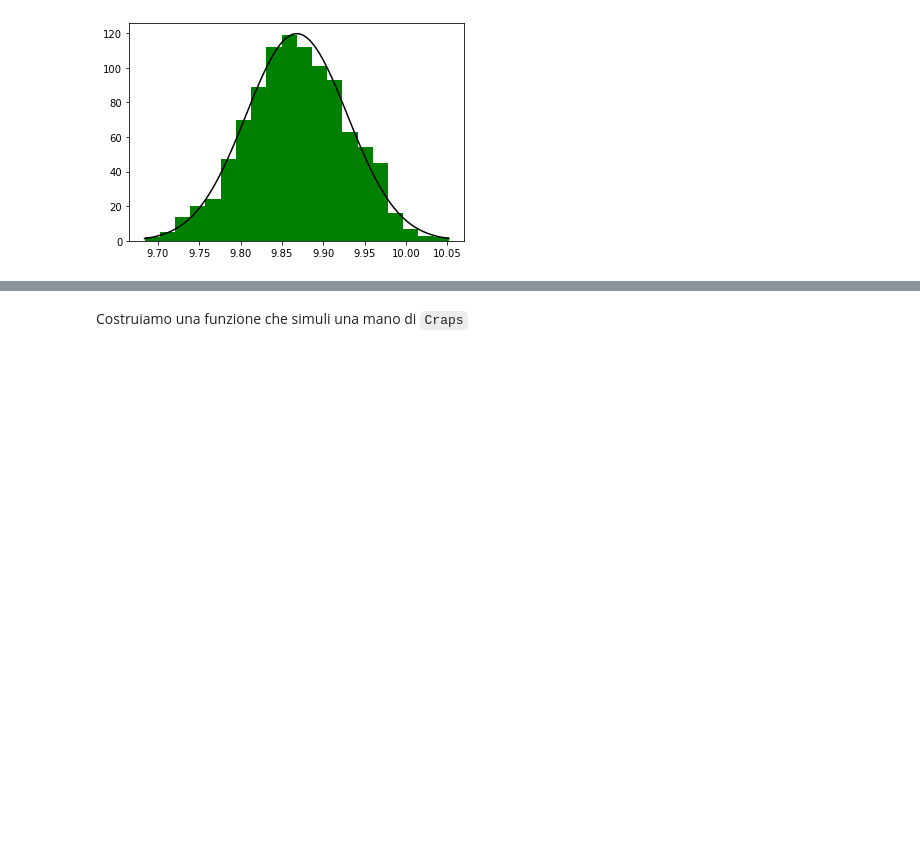
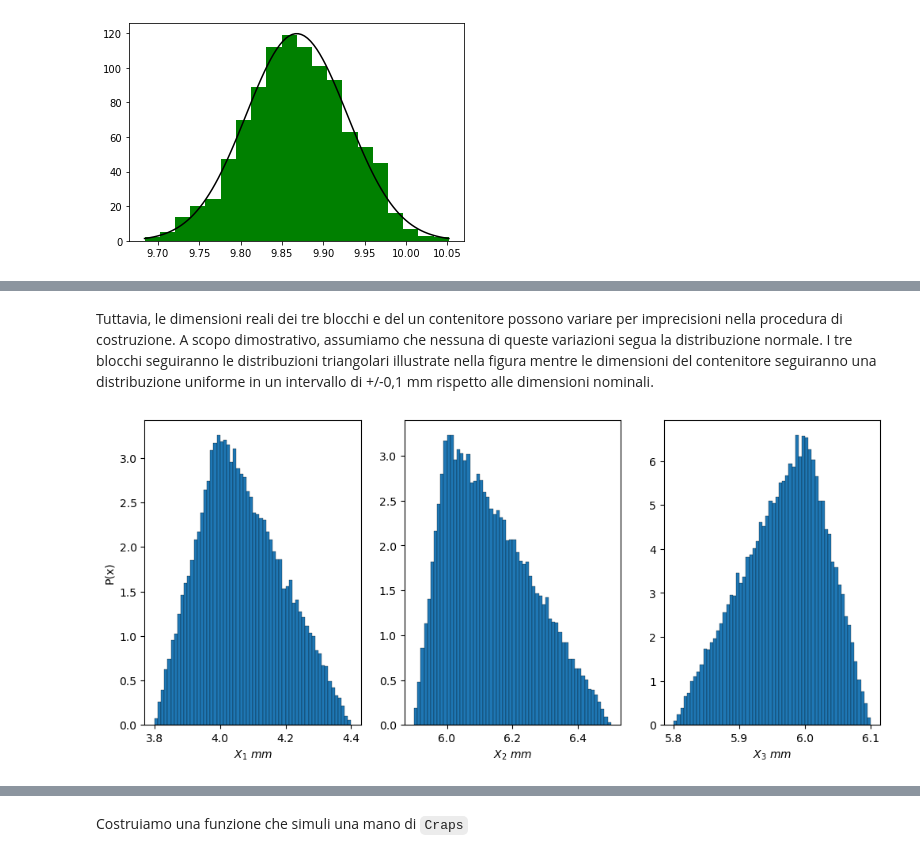
Before and after one commit to mainaezio/TIF_2025_Introduction_to_Python, a Jupyter notebook: ipynb/11_MetodoMontecarlo.ipynb, the cells around one changed output, grey strips where cells are left out. Cells and saved outputs as stored; diff of their text form; code cells hidden in the pictures; blank space fills up the shorter version.

```diff
--- a/ipynb/11_MetodoMontecarlo.ipynb
+++ b/ipynb/11_MetodoMontecarlo.ipynb
@@ -313,0 +335,33 @@ ax3.plot(t,yval,c='k')
+# %% [markdown]
+Tuttavia, le dimensioni reali dei tre blocchi e del un contenitore possono variare per imprecisioni nella procedura di costruzione. A scopo dimostrativo, assumiamo che nessuna di queste variazioni segua la distribuzione normale. I tre blocchi seguiranno le distribuzioni triangolari illustrate nella figura mentre le dimensioni del contenitore seguiranno una distribuzione uniforme in un intervallo di +/-0,1 mm
+rispetto alle dimensioni nominali.
+# %%
+import numpy as np
+from numpy.random import default_rng
+import matplotlib.pyplot as plt
+
+rng = default_rng()
+
+sample = 50000
+dist1 = rng.triangular(3.8, 4.0, 4.4,sample)
+dist2 = rng.triangular(5.9, 6.0, 6.5,sample)
+dist3 = rng.triangular(5.8, 6.0, 6.1,sample)
+
+nbins = 60
+xrange1 = (3.8, 4.4)
+xrange2 = (5.9, 6.5)
+xrange3 = (5.8, 6.1)
+
+linw = 0.2
+
+fig, (ax1,ax2,ax3) = plt.subplots(ncols=3, figsize=(12, 5))
+nevent1, bins1, patches1 = ax1.hist(dist1, nbins, range=xrange1, edgecolor = "black", linewidth = linw, density=True)
+nevent2, bins2, patches2 = ax2.hist(dist2, nbins, range=xrange2, edgecolor = "black", linewidth = linw, density=True)
+nevent3, bins3, patches3 = ax3.hist(dist3, nbins, range=xrange3, edgecolor = "black", linewidth = linw, density=True)
+
+ax1.set_ylabel('P(x)')
+ax1.set_xlabel(r"$X_1\,\,mm$")
+ax2.set_xlabel(r"$X_2\,\,mm$")
+ax3.set_xlabel(r"$X_3\,\,mm$");
+# %% [output]
+[figure, added]
```
Also changed, not shown: parts of 7 cells of this notebook, 3 other files.
